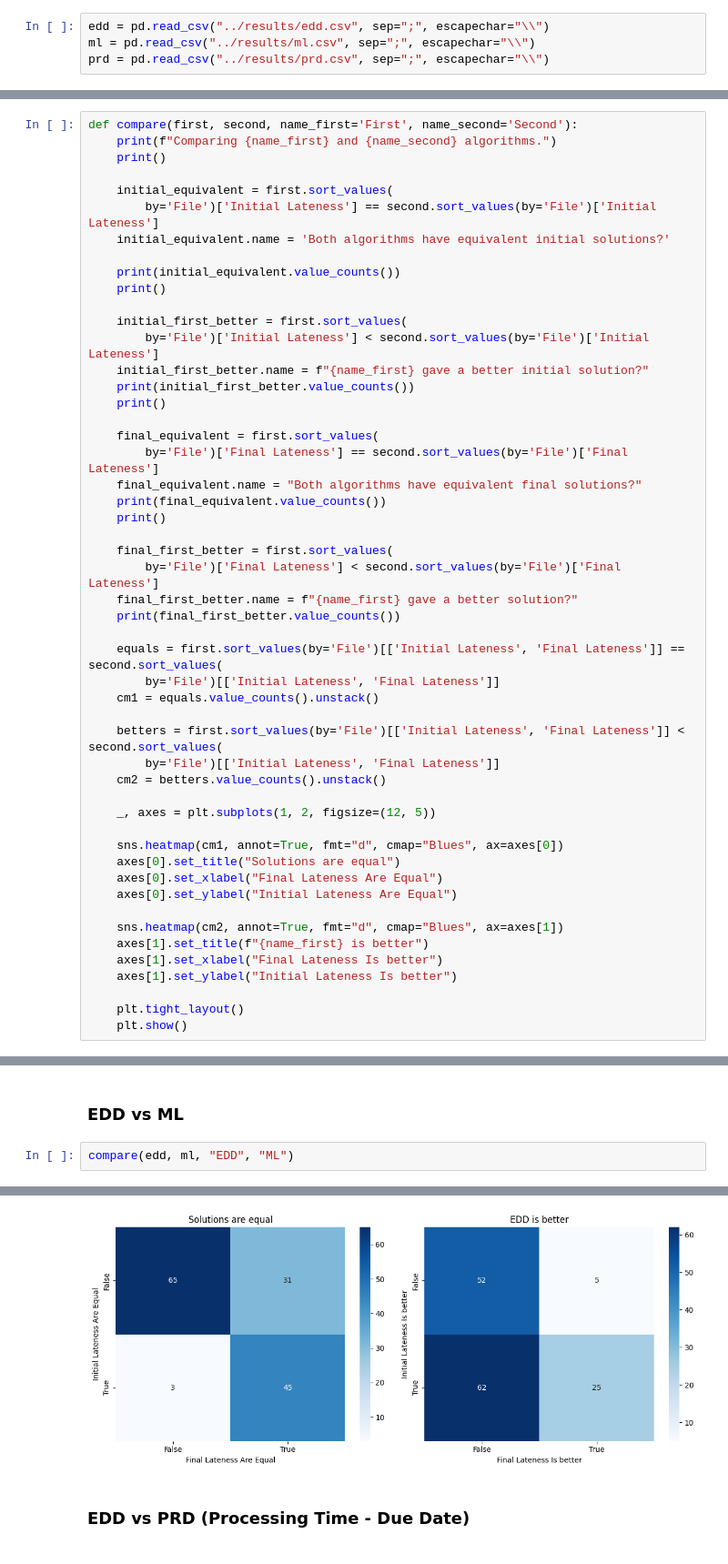
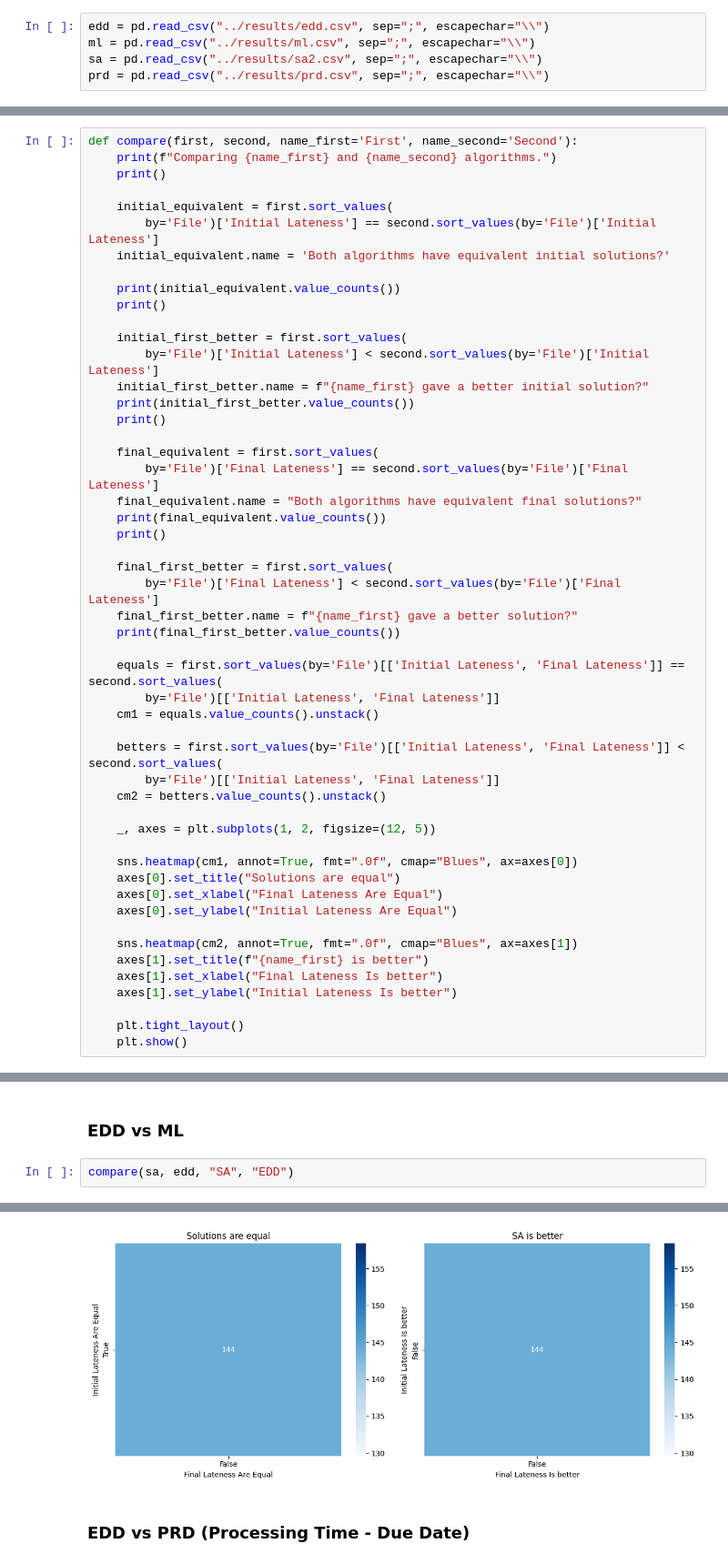
Before and after one commit to igolt/inteligencia-computacional, a Jupyter notebook: scripts/compare.ipynb, the cells around one changed output, grey strips where cells are left out. Shown at 91% size. Cells and saved outputs as stored; diff of their text form.

```diff
--- a/scripts/compare.ipynb
+++ b/scripts/compare.ipynb
@@ -11,6 +12,7 @@ from matplotlib import pyplot as plt
 # %%
 edd = pd.read_csv("../results/edd.csv", sep=";", escapechar="\\")
 ml = pd.read_csv("../results/ml.csv", sep=";", escapechar="\\")
+sa = pd.read_csv("../results/sa2.csv", sep=";", escapechar="\\")
 prd = pd.read_csv("../results/prd.csv", sep=";", escapechar="\\")
 # %% [markdown]
 ## Comparison function
@@ -53,12 +55,12 @@ def compare(first, second, name_first='First', name_second='Second'):
 
     _, axes = plt.subplots(1, 2, figsize=(12, 5))
 
-    sns.heatmap(cm1, annot=True, fmt="d", cmap="Blues", ax=axes[0])
+    sns.heatmap(cm1, annot=True, fmt=".0f", cmap="Blues", ax=axes[0])
     axes[0].set_title("Solutions are equal")
     axes[0].set_xlabel("Final Lateness Are Equal")
     axes[0].set_ylabel("Initial Lateness Are Equal")
 
-    sns.heatmap(cm2, annot=True, fmt="d", cmap="Blues", ax=axes[1])
+    sns.heatmap(cm2, annot=True, fmt=".0f", cmap="Blues", ax=axes[1])
     axes[1].set_title(f"{name_first} is better")
     axes[1].set_xlabel("Final Lateness Is better")
     axes[1].set_ylabel("Initial Lateness Is better")
@@ -70,5 +72,5 @@ def compare(first, second, name_first='First', name_second='Second'):
 # %% [markdown]
 ### EDD vs ML
 # %%
-compare(edd, ml, "EDD", "ML")
+compare(sa, edd, "SA", "EDD")
 # %% [output]
@@ -92,4 +94,4 @@ Name: count, dtype: int64
-[figure, old version]
+[figure, new version]
 # %% [markdown]
 ### EDD vs PRD (Processing Time - Due Date)
 # %%
```
Also changed, not shown: parts of 5 cells of this notebook, 5 other files.
